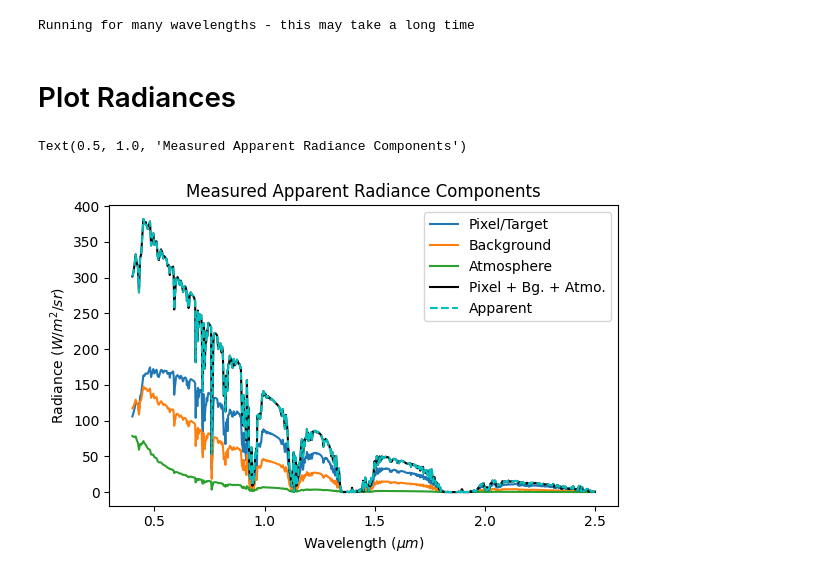
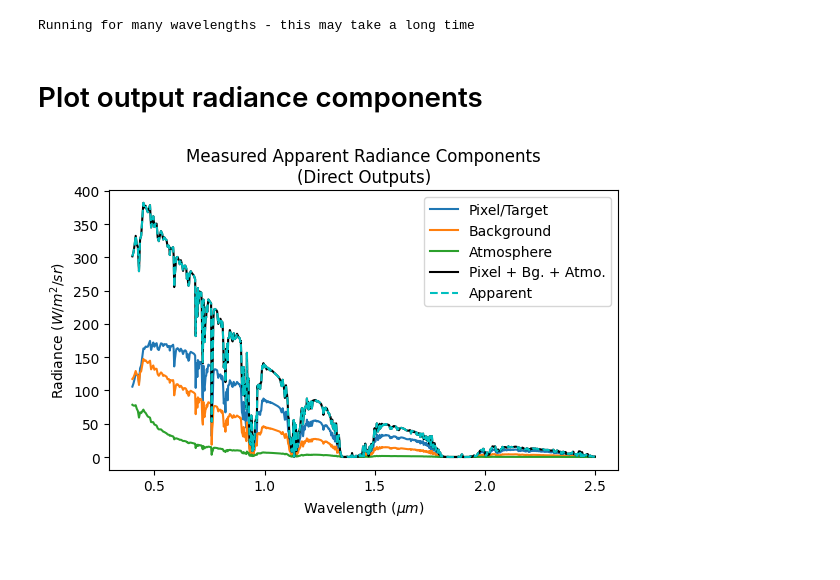
Before and after one commit to brianschubert/rtm-wrapper, a Jupyter notebook: notebooks/examples.ipynb, the cells around one changed output. Drawn from its saved outputs; the diff is of its cells as text; code cells hidden in the pictures.

Commit message:
Add example with derived output radiances

```diff
--- a/notebooks/examples.ipynb
+++ b/notebooks/examples.ipynb
@@ -27,27 +27,26 @@ outputs = Py6SDenseOutput.from_py6s(raw_output_list)
 # %% [output]
 Running for many wavelengths - this may take a long time
 # %% [markdown]
-# Plot Radiances
+# Plot output radiance components
 # %%
 fig, ax = plt.subplots(figsize=(6, 4), layout="tight")
 
 ax.plot(wl, outputs.pixel_radiance, label="Pixel/Target")
 ax.plot(wl, outputs.background_radiance, label="Background")
 ax.plot(wl, outputs.atmospheric_intrinsic_radiance, label="Atmosphere")
 ax.plot(
     wl,
     outputs.pixel_radiance
     + outputs.background_radiance
     + outputs.atmospheric_intrinsic_radiance,
     label="Pixel + Bg. + Atmo.",
     color="k",
 )
 ax.plot(wl, outputs.apparent_radiance, label="Apparent", linestyle="--", color="c")
 
 ax.legend()
 ax.set_xlabel(r"Wavelength ($\mu m$)")
 ax.set_ylabel(r"Radiance ($W/m^2/sr$)")
-ax.set_title("Measured Apparent Radiance Components")
+ax.set_title("Measured Apparent Radiance Components\n(Direct Outputs)");
 # %% [output]
-Text(0.5, 1.0, 'Measured Apparent Radiance Components')
-[figure, old version]
+[figure, new version]
```
Also changed, not shown: parts of 2 cells of this notebook.
